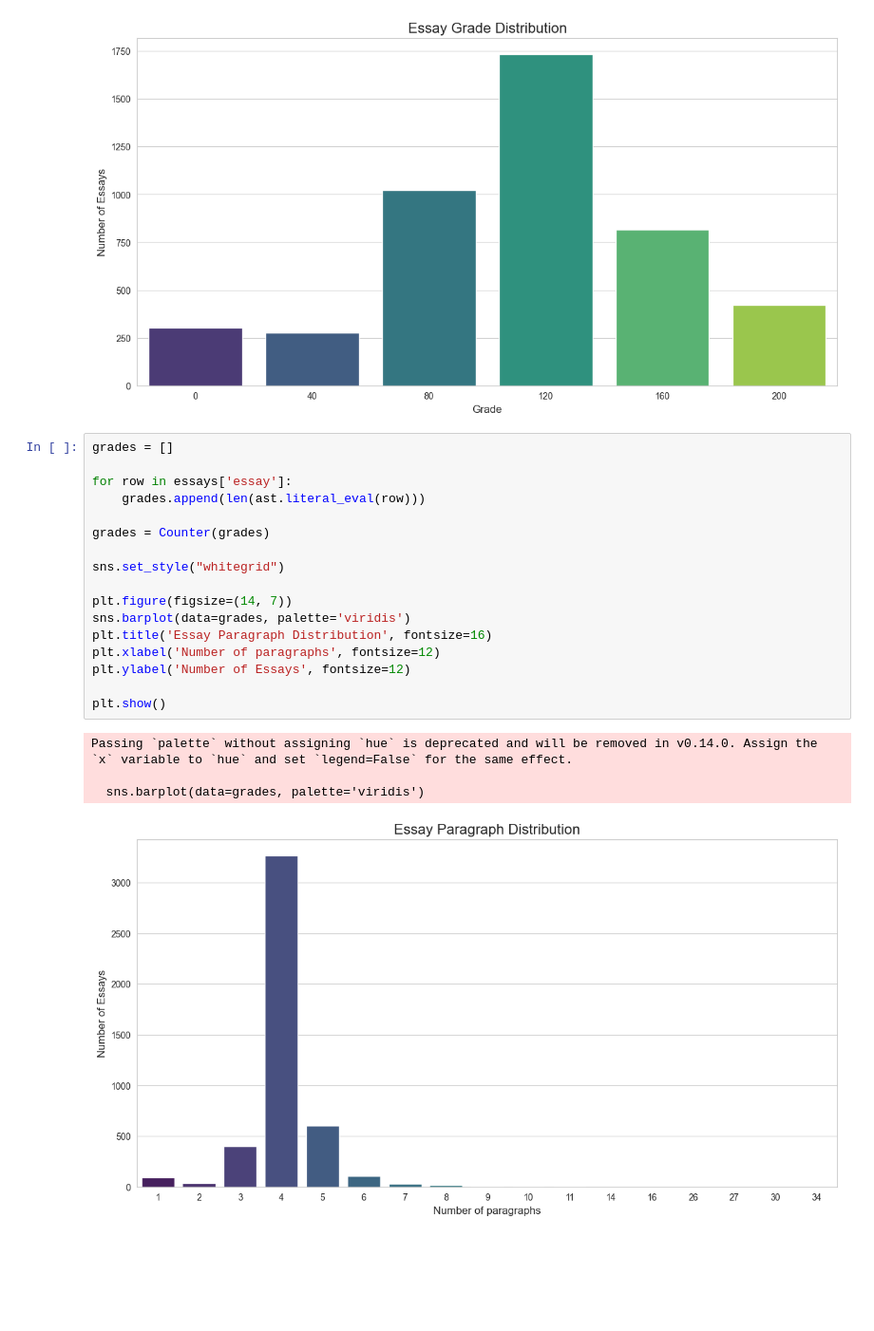
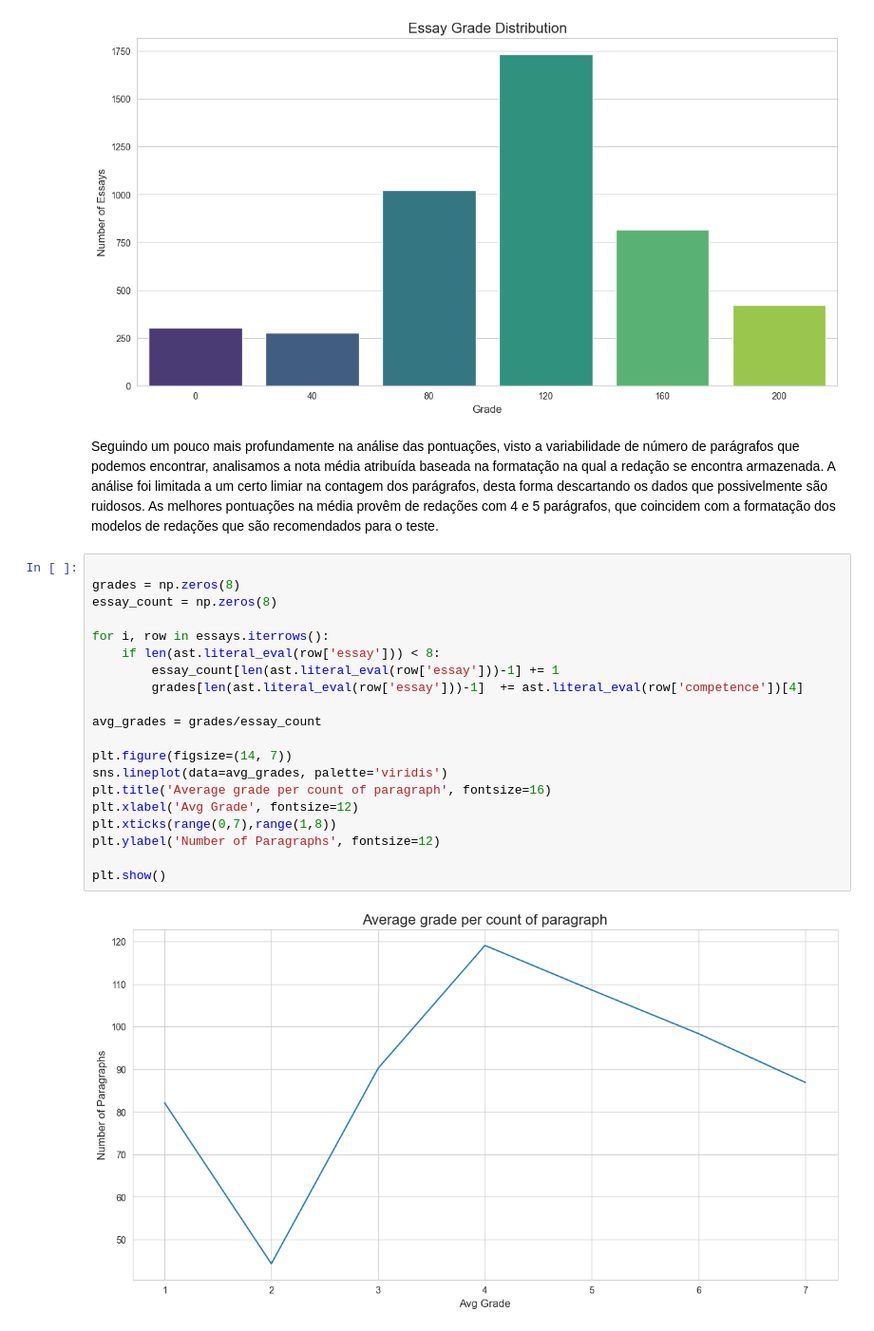
Before and after one commit to littleluwu/AES_Enem_Competencia5, a Jupyter notebook: main.ipynb, the cells around one changed output. Shown at 95% size. Drawn from its saved outputs; the diff is of its cells as text; blank space fills up the shorter version.

```diff
--- a/main.ipynb
+++ b/main.ipynb
@@ -61,25 +103,27 @@ Passing `palette` without assigning `hue` is deprecated and will be removed in v
 
   sns.barplot(data=grades, palette='viridis')
 [figure]
-# %%
-grades = []
-
-for row in essays['essay']:
-    grades.append(len(ast.literal_eval(row)))
-
-grades = Counter(grades)
-
-sns.set_style("whitegrid")
-
-plt.figure(figsize=(14, 7))
-sns.barplot(data=grades, palette='viridis')
-plt.title('Essay Paragraph Distribution', fontsize=16)
-plt.xlabel('Number of paragraphs', fontsize=12)
-plt.ylabel('Number of Essays', fontsize=12)
-
-plt.show()
-# %% [output]
-Passing `palette` without assigning `hue` is deprecated and will be removed in v0.14.0. Assign the `x` variable to `hue` and set `legend=False` for the same effect.
-
-  sns.barplot(data=grades, palette='viridis')
-[figure, removed]
+# %% [markdown]
+Seguindo um pouco mais profundamente na análise das pontuações, visto a variabilidade de número de parágrafos que podemos encontrar, analisamos a nota média atribuída baseada na formatação na qual a redação se encontra armazenada. A análise foi limitada a um certo limiar na contagem dos parágrafos, desta forma descartando os dados que possivelmente são ruidosos. As melhores pontuações na média provêm de redações com 4 e 5 parágrafos, que coincidem com a formatação dos modelos de redações que são recomendados para o teste.
+# %%
+
+grades = np.zeros(8)
+essay_count = np.zeros(8)
+
+for i, row in essays.iterrows():
+    if len(ast.literal_eval(row['essay'])) < 8:
+        essay_count[len(ast.literal_eval(row['essay']))-1] += 1
+        grades[len(ast.literal_eval(row['essay']))-1]  += ast.literal_eval(row['competence'])[4]
+
+avg_grades = grades/essay_count
+
+plt.figure(figsize=(14, 7))
+sns.lineplot(data=avg_grades, palette='viridis')
+plt.title('Average grade per count of paragraph', fontsize=16)
+plt.xlabel('Avg Grade', fontsize=12)
+plt.xticks(range(0,7),range(1,8))
+plt.ylabel('Number of Paragraphs', fontsize=12)
+
+plt.show()
+# %% [output]
+[figure, added]
```
Also changed, not shown: parts of 34 cells of this notebook.
